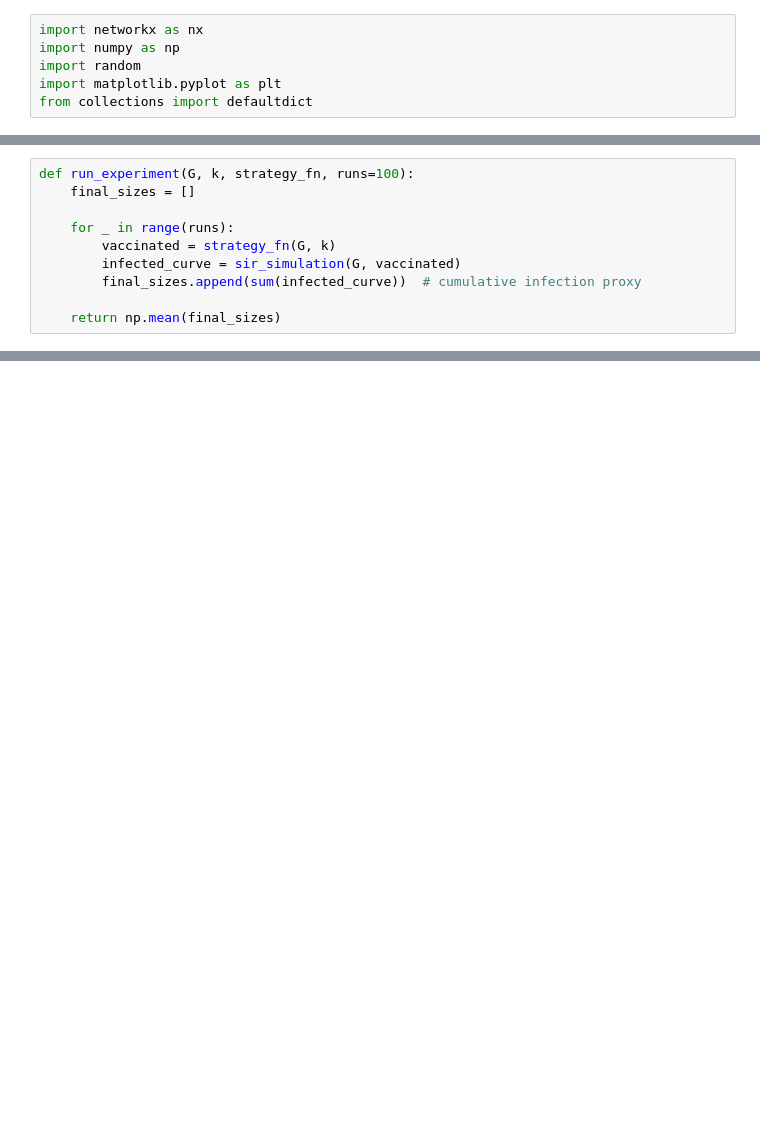
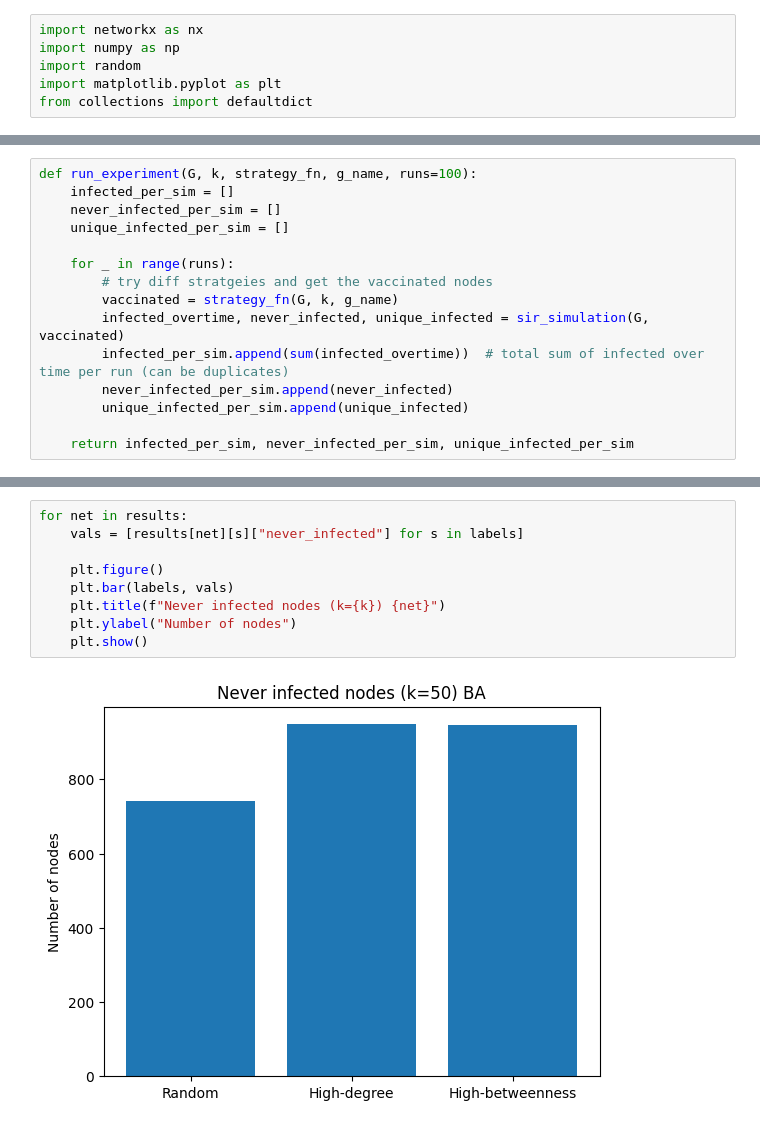
Before and after one commit to Eric-IIP/HumanCenteredAI-B-NetworkScience, a Jupyter notebook: exercise1.ipynb, the cells around one changed output, grey strips where cells are left out. Saved outputs shown, nothing was run; the diff lists cells and outputs as text; blank space fills up the shorter version.

```diff
--- a/exercise1.ipynb
+++ b/exercise1.ipynb
@@ -72,11 +89,16 @@ def sir_simulation(G, vaccinated, beta=0.04, gamma=0.2, time_period=1000):
 # %%
-def run_experiment(G, k, strategy_fn, runs=100):
-    final_sizes = []
+def run_experiment(G, k, strategy_fn, g_name, runs=100):
+    infected_per_sim = []
+    never_infected_per_sim = []
+    unique_infected_per_sim = []
 
     for _ in range(runs):
-        vaccinated = strategy_fn(G, k)
-        infected_curve = sir_simulation(G, vaccinated)
-        final_sizes.append(sum(infected_curve))  # cumulative infection proxy
+        # try diff stratgeies and get the vaccinated nodes
+        vaccinated = strategy_fn(G, k, g_name)
+        infected_overtime, never_infected, unique_infected = sir_simulation(G, vaccinated)
+        infected_per_sim.append(sum(infected_overtime))  # total sum of infected over time per run (can be duplicates)
+        never_infected_per_sim.append(never_infected)
+        unique_infected_per_sim.append(unique_infected)
 
-    return np.mean(final_sizes)
+    return infected_per_sim, never_infected_per_sim, unique_infected_per_sim
 # %%
@@ -110,0 +159,11 @@ for net in results:
+# %%
+for net in results:
+    vals = [results[net][s]["never_infected"] for s in labels]
+
+    plt.figure()
+    plt.bar(labels, vals)
+    plt.title(f"Never infected nodes (k={k}) {net}")
+    plt.ylabel("Number of nodes")
+    plt.show()
+# %% [output]
+[figure, added]
```
Also changed, not shown: parts of 11 cells of this notebook, 1 other file.
